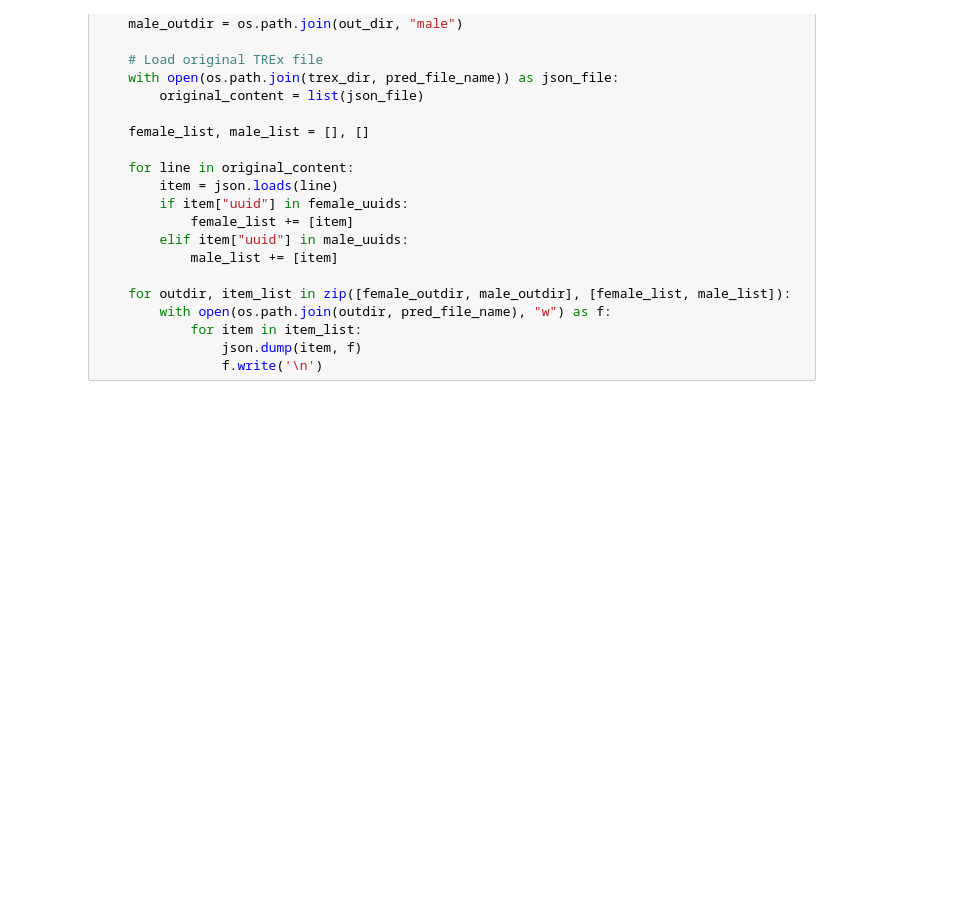
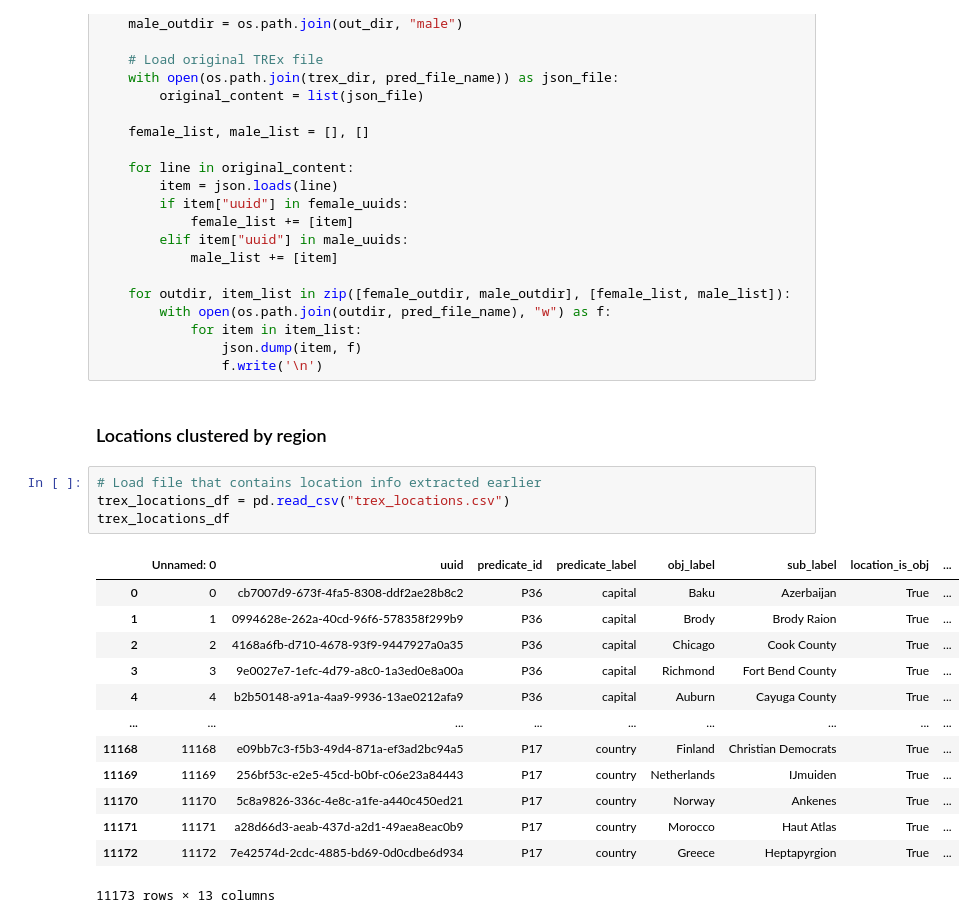
Before and after one commit to krangelie/trex-benchmark-bias-analysis, a Jupyter notebook: investigate_bias_in_lama.ipynb, the cells around one changed output. Cells and saved outputs as stored; diff of their text form; blank space fills up the shorter version.

```diff
--- a/investigate_bias_in_lama.ipynb
+++ b/investigate_bias_in_lama.ipynb
@@ -386,3 +409,23 @@ for predicate in trex_persons_df.groupby("predicate_id"):
             for item in item_list:
                 json.dump(item, f)
                 f.write('\n')
+# %% [markdown]
+### Locations clustered by region
+# %%
+# Load file that contains location info extracted earlier
+trex_locations_df = pd.read_csv("trex_locations.csv")
+trex_locations_df
+# %% [output]
+|  | Unnamed: 0 | uuid | predicate_id | predicate_label | obj_label | sub_label | location_is_obj | ... |
+| 0 | 0 | cb7007d9-673f-4fa5-8308-ddf2ae28b8c2 | P36 | capital | Baku | Azerbaijan | True | ... |
+| 1 | 1 | 0994628e-262a-40cd-96f6-578358f299b9 | P36 | capital | Brody | Brody Raion | True | ... |
+| 2 | 2 | 4168a6fb-d710-4678-93f9-9447927a0a35 | P36 | capital | Chicago | Cook County | True | ... |
+| 3 | 3 | 9e0027e7-1efc-4d79-a8c0-1a3ed0e8a00a | P36 | capital | Richmond | Fort Bend County | True | ... |
+| 4 | 4 | b2b50148-a91a-4aa9-9936-13ae0212afa9 | P36 | capital | Auburn | Cayuga County | True | ... |
+| ... | ... | ... | ... | ... | ... | ... | ... | ... |
+| 11168 | 11168 | e09bb7c3-f5b3-49d4-871a-ef3ad2bc94a5 | P17 | country | Finland | Christian Democrats | True | ... |
+| 11169 | 11169 | 256bf53c-e2e5-45cd-b0bf-c06e23a84443 | P17 | country | Netherlands | IJmuiden | True | ... |
+| 11170 | 11170 | 5c8a9826-336c-4e8c-a1fe-a440c450ed21 | P17 | country | Norway | Ankenes | True | ... |
+| 11171 | 11171 | a28d66d3-aeab-437d-a2d1-49aea8eac0b9 | P17 | country | Morocco | Haut Atlas | True | ... |
+| 11172 | 11172 | 7e42574d-2cdc-4885-bd69-0d0cdbe6d934 | P17 | country | Greece | Heptapyrgion | True | ... |
+11173 rows × 13 columns
```
Also changed, not shown: parts of 12 cells of this notebook.
